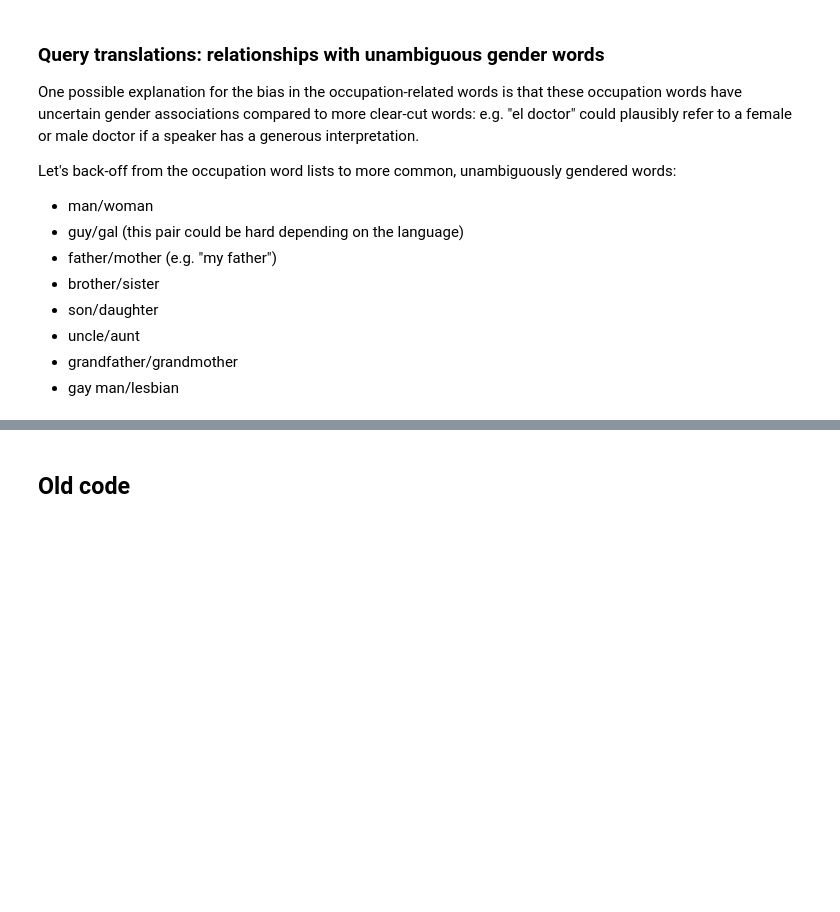
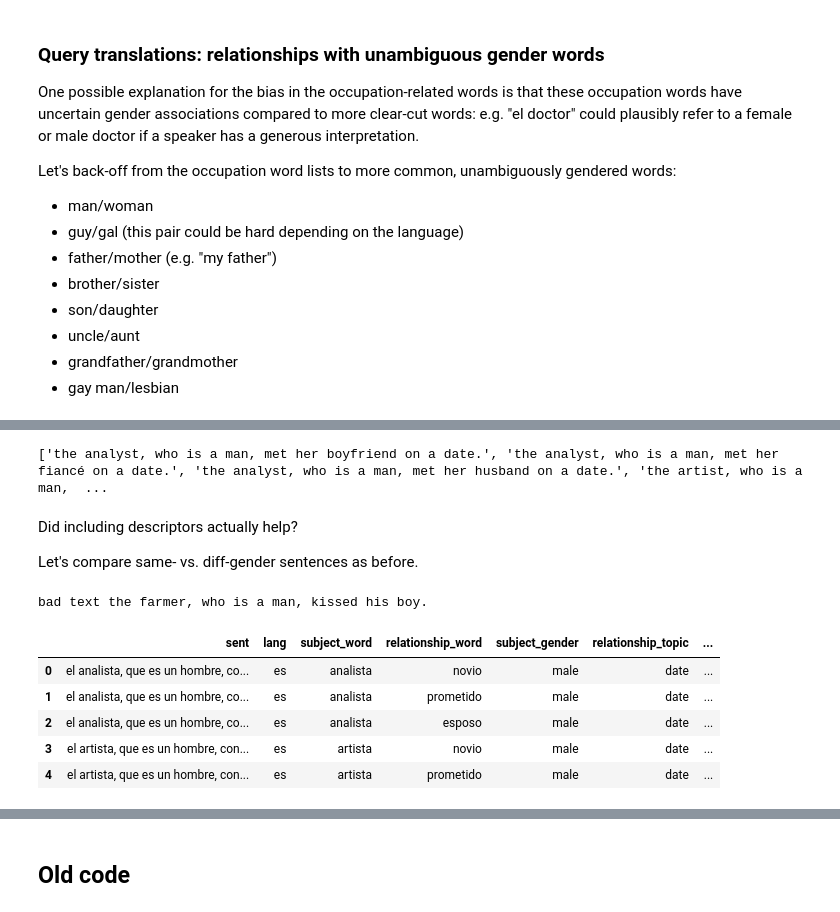
Before and after one commit to ianbstewart/multilingual-same-gender-bias, a Jupyter notebook: query_translations.ipynb, the cells around one changed output, grey strips where cells are left out. Drawn from its saved outputs; the diff is of its cells as text; code cells hidden in the pictures; blank space fills up the shorter version.

```diff
--- a/query_translations.ipynb
+++ b/query_translations.ipynb
@@ -1260,0 +1334,5 @@ Let's back-off from the occupation word lists to more common, unambiguously gend
+# %%
+clean_translation_sents = list(map(lambda x: x[0], translation_sents))
+print(clean_translation_sents[:10])
+# %% [output]
+['the analyst, who is a man, met her boyfriend on a date.', 'the analyst, who is a man, met her fiancé on a date.', 'the analyst, who is a man, met her husband on a date.', 'the artist, who is a man,  ...
@@ -1260,0 +1350,23 @@ Let's back-off from the occupation word lists to more common, unambiguously gend
+# %% [markdown]
+Did including descriptors actually help?
+
+Let's compare same- vs. diff-gender sentences as before.
+# %%
+from data_helpers import load_clean_translation_data
+same_gender_sentence_data_file = 'data/multilingual_occupation_relationship=samegender_subjectinfo=genderdescriptor_model=googletranslate_translations.gz'
+diff_gender_sentence_data_file = 'data/multilingual_occupation_relationship=diffgender_subjectinfo=genderdescriptor_model=googletranslate_translations.gz'
+same_gender_sentence_data = load_clean_translation_data(same_gender_sentence_data_file)
+diff_gender_sentence_data = load_clean_translation_data(diff_gender_sentence_data_file)
+translation_sent_data = pd.concat([
+    same_gender_sentence_data,
+    diff_gender_sentence_data,
+], axis=0)
+display(translation_sent_data.head())
+# %% [output]
+bad text the farmer, who is a man, kissed his boy.
+|  | sent | lang | subject_word | relationship_word | subject_gender | relationship_topic | ... |
+| 0 | el analista, que es un hombre, co... | es | analista | novio | male | date | ... |
+| 1 | el analista, que es un hombre, co... | es | analista | prometido | male | date | ... |
+| 2 | el analista, que es un hombre, co... | es | analista | esposo | male | date | ... |
+| 3 | el artista, que es un hombre, con... | es | artista | novio | male | date | ... |
+| 4 | el artista, que es un hombre, con... | es | artista | prometido | male | date | ... |
```
Also changed, not shown: parts of 6 cells of this notebook, 2 other files.
